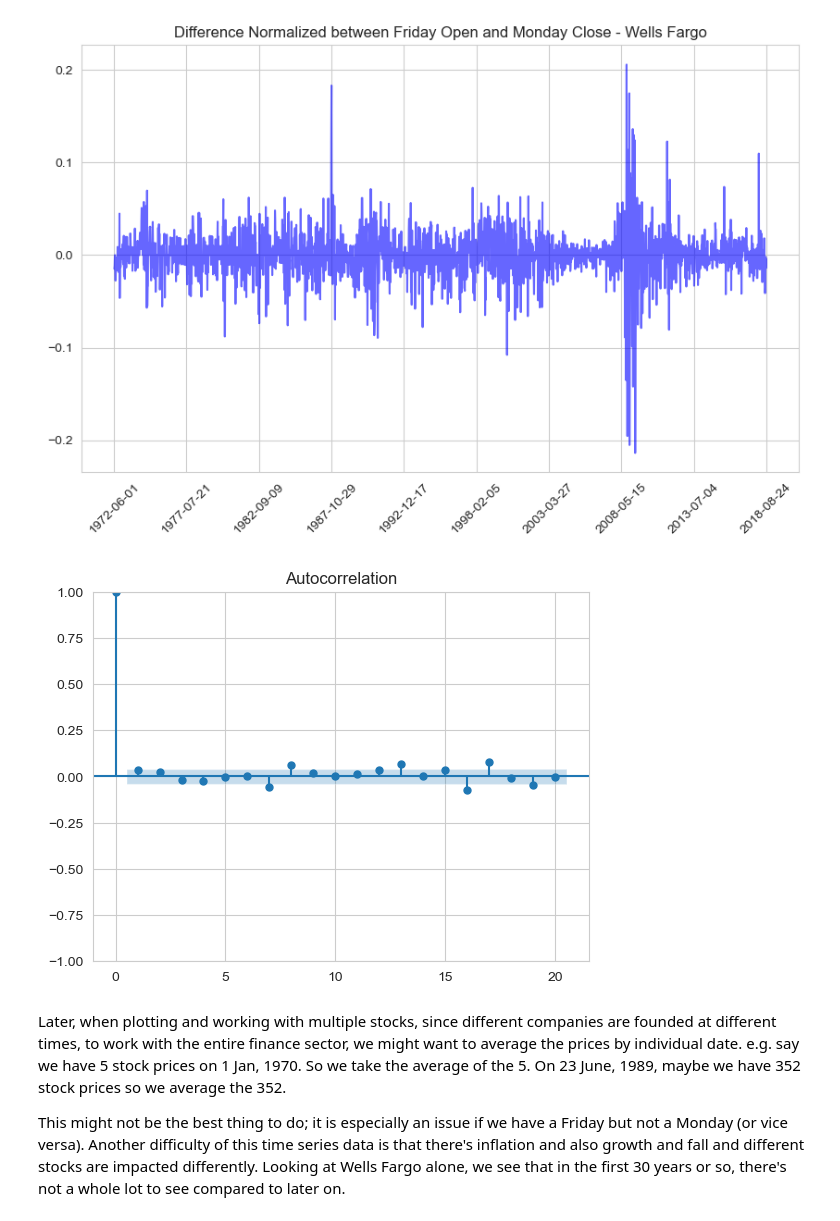
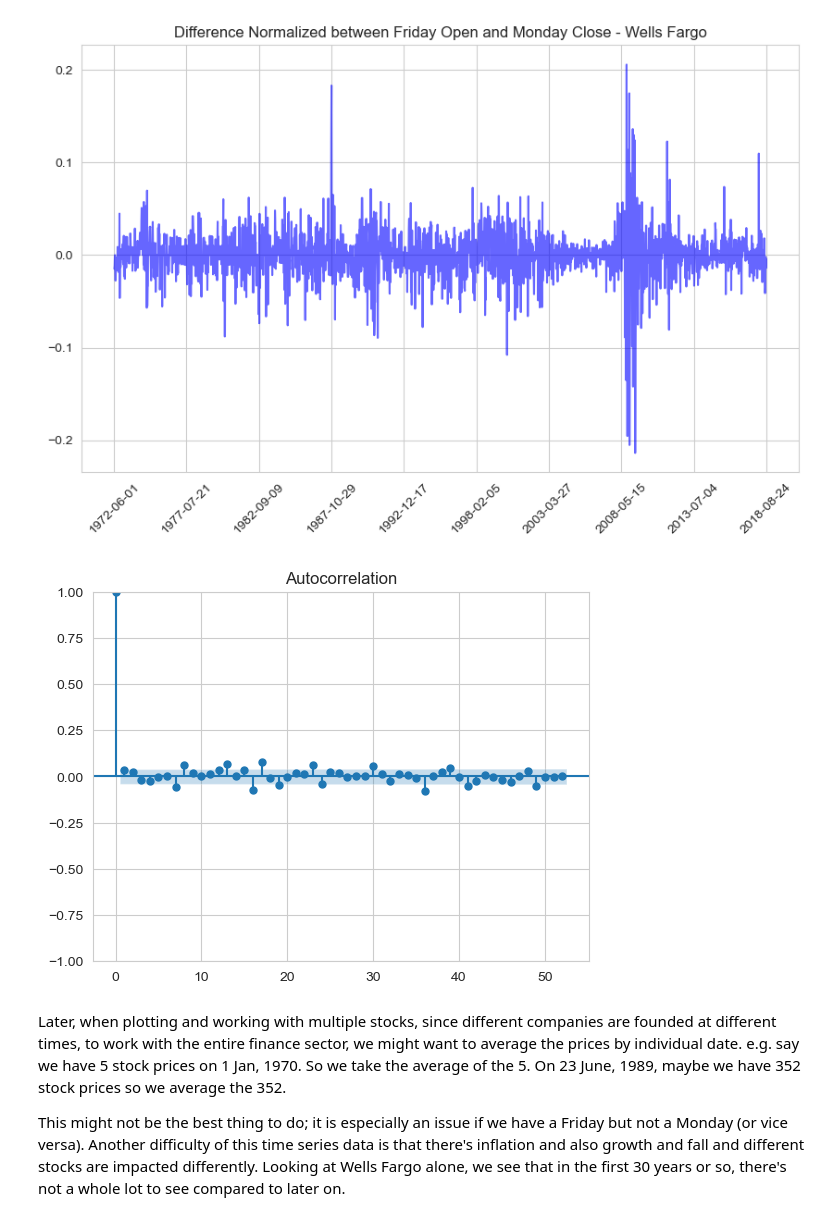
Before and after one commit to ghuckabe/DSTMarketAnalysis, a Jupyter notebook: kaggle_finance.ipynb, the cells around one changed output. Saved outputs shown, nothing was run; the diff lists cells and outputs as text; code cells hidden in the pictures.

```diff
--- a/kaggle_finance.ipynb
+++ b/kaggle_finance.ipynb
@@ -776,10 +776,10 @@ plt.show()
 # %% [output]
 [figure]
 # %%
-sm.graphics.tsa.plot_acf(WFC_time_perc_diff[start_counter:end_counter], lags = 20,alpha = 0.05)
+sm.graphics.tsa.plot_acf(WFC_time_perc_diff[start_counter:end_counter], lags = 52,alpha = 0.05)
 plt.show()
 # %% [output]
-[figure, old version]
+[figure, new version]
 # %% [markdown]
 Later, when plotting and working with multiple stocks, since different companies are founded at different times, to work with the entire finance sector, we might want to average the prices by individual date. e.g. say we have 5 stock prices on 1 Jan, 1970. So we take the average of the 5. On 23 June, 1989, maybe we have 352 stock prices so we average the 352.
 
```
Also changed, not shown: parts of 1 cell of this notebook.
